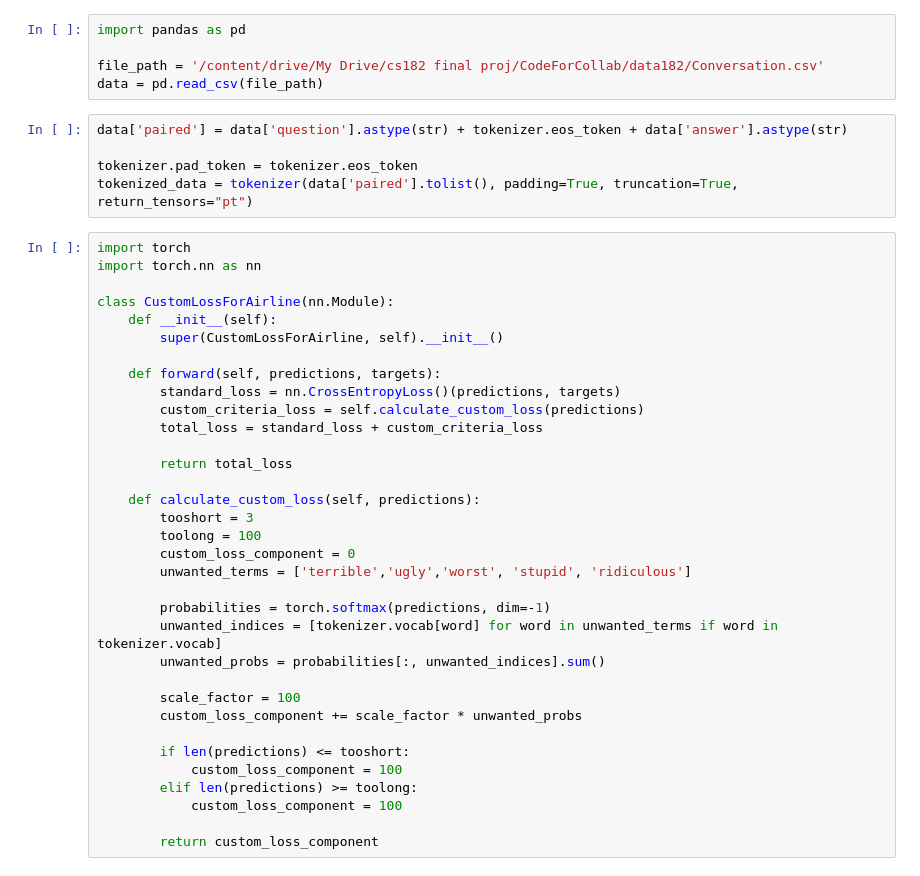
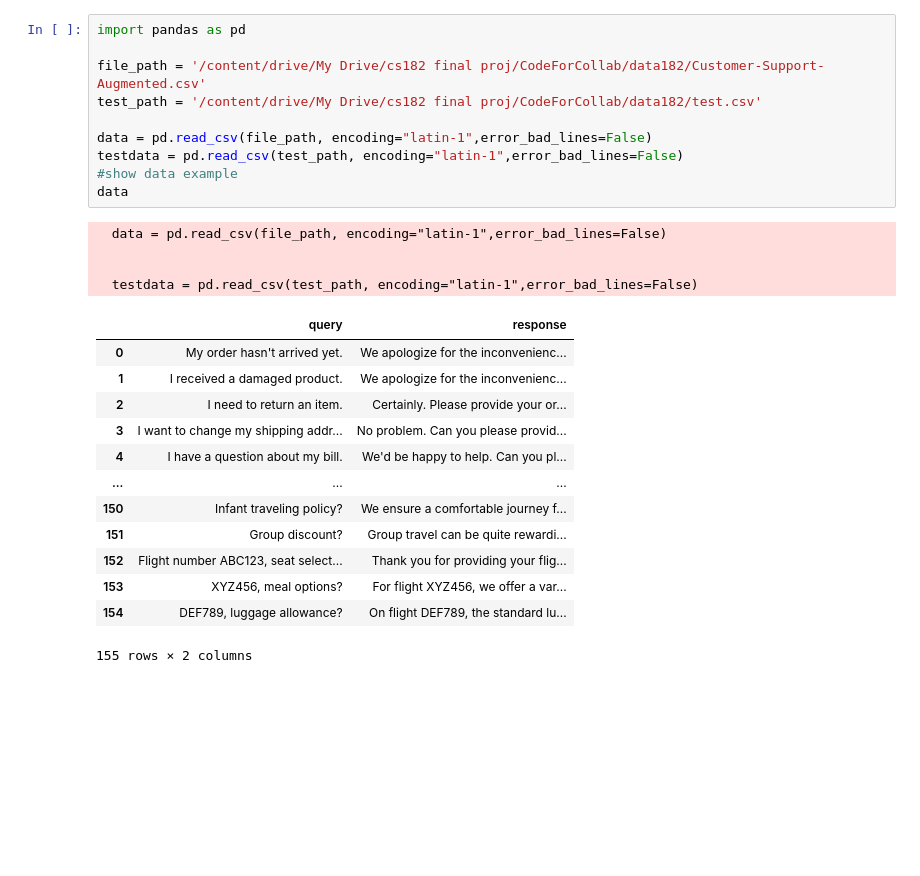
Before and after one commit to ShaamerKumar/cs182FinalProj, a Jupyter notebook: shaamer_ryusuke_code.ipynb, the cells around one changed output. Saved outputs shown, nothing was run; the diff lists cells and outputs as text; blank space fills up the shorter version.

```diff
--- a/shaamer_ryusuke_code.ipynb
+++ b/shaamer_ryusuke_code.ipynb
@@ -65,44 +71,28 @@ DialoGPT: Qwer qwer
 # %%
 import pandas as pd
 
-file_path = '/content/drive/My Drive/cs182 final proj/CodeForCollab/data182/Conversation.csv'
-data = pd.read_csv(file_path)
+file_path = '/content/drive/My Drive/cs182 final proj/CodeForCollab/data182/Customer-Support-Augmented.csv'
+test_path = '/content/drive/My Drive/cs182 final proj/CodeForCollab/data182/test.csv'
+
+data = pd.read_csv(file_path, encoding="latin-1",error_bad_lines=False)
+testdata = pd.read_csv(test_path, encoding="latin-1",error_bad_lines=False)
+#show data example
+data
+# %% [output]
+  data = pd.read_csv(file_path, encoding="latin-1",error_bad_lines=False)
+
+
+  testdata = pd.read_csv(test_path, encoding="latin-1",error_bad_lines=False)
+|  | query | response |
+| 0 | My order hasn't arrived yet. | We apologize for the inconvenienc... |
+| 1 | I received a damaged product. | We apologize for the inconvenienc... |
+| 2 | I need to return an item. | Certainly. Please provide your or... |
+| 3 | I want to change my shipping addr... | No problem. Can you please provid... |
+| 4 | I have a question about my bill. | We'd be happy to help. Can you pl... |
+| ... | ... | ... |
+| 150 | Infant traveling policy? | We ensure a comfortable journey f... |
+| 151 | Group discount? | Group travel can be quite rewardi... |
+| 152 | Flight number ABC123, seat select... | Thank you for providing your flig... |
+| 153 | XYZ456, meal options? | For flight XYZ456, we offer a var... |
+| 154 | DEF789, luggage allowance? | On flight DEF789, the standard lu... |
+155 rows × 2 columns
-# %%
-data['paired'] = data['question'].astype(str) + tokenizer.eos_token + data['answer'].astype(str)
-
-tokenizer.pad_token = tokenizer.eos_token
-tokenized_data = tokenizer(data['paired'].tolist(), padding=True, truncation=True, return_tensors="pt")
-# %%
-import torch
-import torch.nn as nn
-
-class CustomLossForAirline(nn.Module):
-    def __init__(self):
-        super(CustomLossForAirline, self).__init__()
-
-    def forward(self, predictions, targets):
-        standard_loss = nn.CrossEntropyLoss()(predictions, targets)
-        custom_criteria_loss = self.calculate_custom_loss(predictions)
-        total_loss = standard_loss + custom_criteria_loss
-
-        return total_loss
-
-    def calculate_custom_loss(self, predictions):
-        tooshort = 3
-        toolong = 100
-        custom_loss_component = 0
-        unwanted_terms = ['terrible','ugly','worst', 'stupid', 'ridiculous']
-
-        probabilities = torch.softmax(predictions, dim=-1)
-        unwanted_indices = [tokenizer.vocab[word] for word in unwanted_terms if word in tokenizer.vocab]
-        unwanted_probs = probabilities[:, unwanted_indices].sum()
-
-        scale_factor = 100
-        custom_loss_component += scale_factor * unwanted_probs
-
-        if len(predictions) <= tooshort:
-            custom_loss_component = 100
-        elif len(predictions) >= toolong:
-            custom_loss_component = 100
-
-        return custom_loss_component
```
Also changed, not shown: parts of 24 cells of this notebook, 10 other files.
